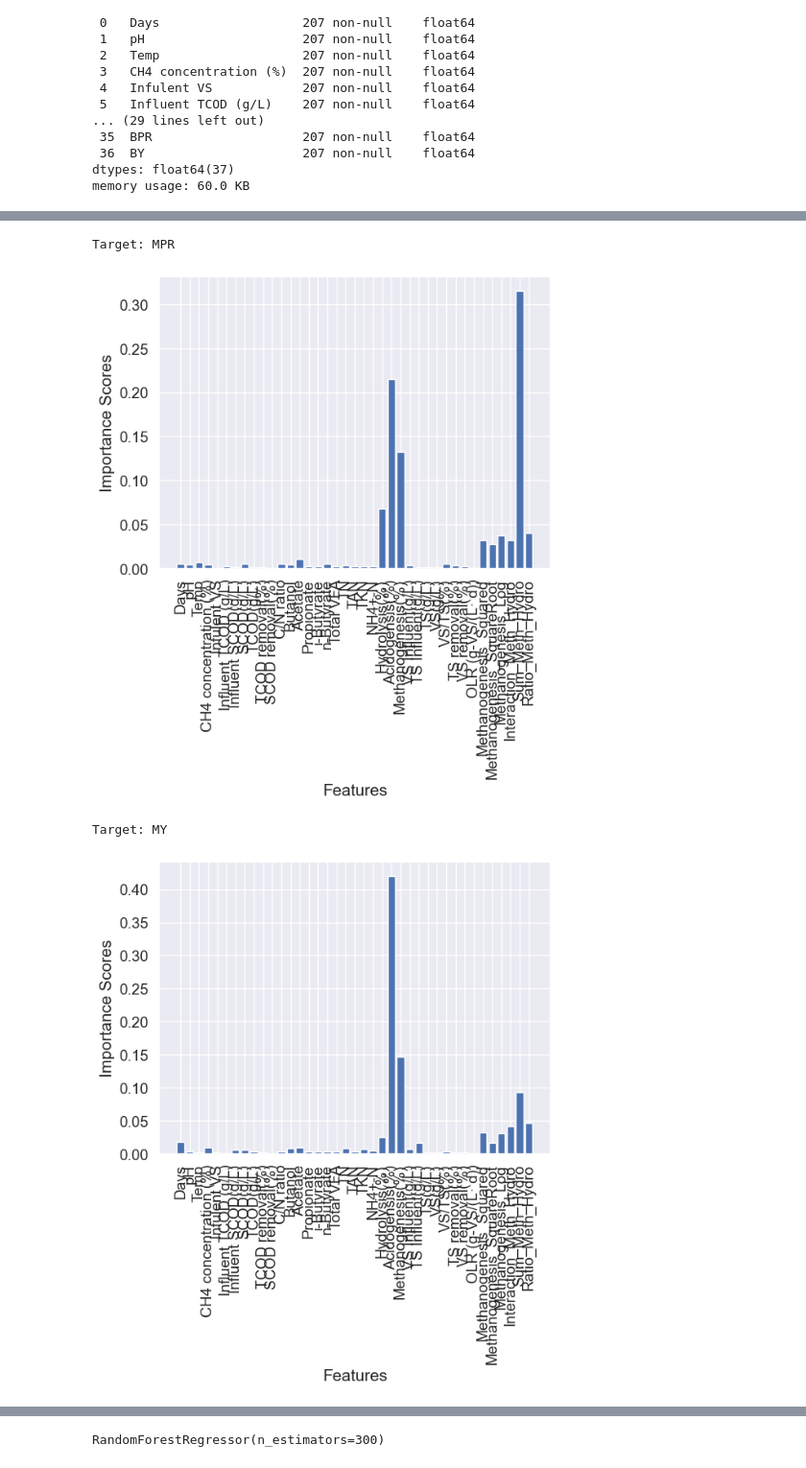
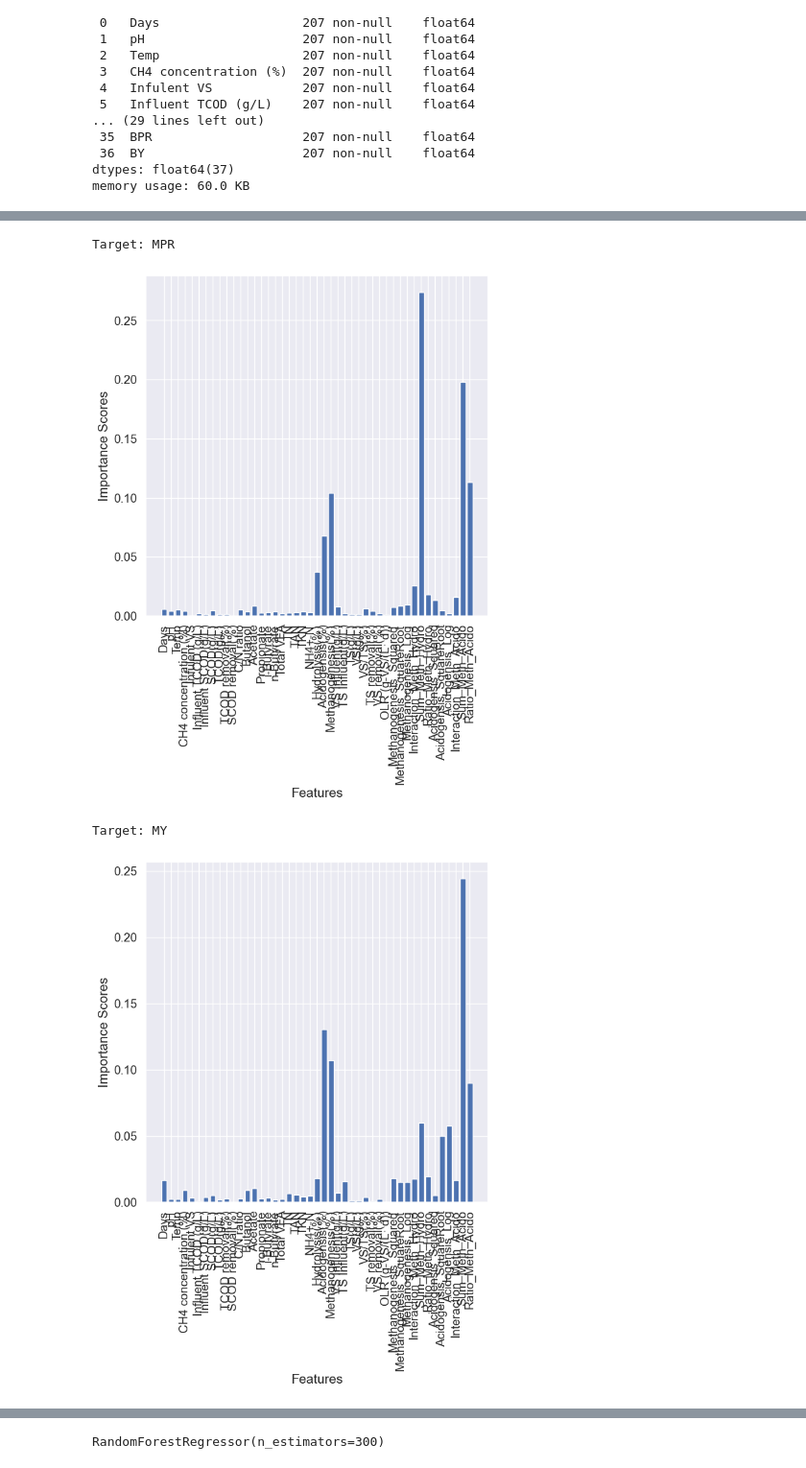
Before and after one commit to wenyi22/-, a Jupyter notebook: part1.ipynb, the cells around one changed output, grey strips where cells are left out. Shown at 96% size. Drawn from its saved outputs; the diff is of its cells as text; code cells hidden in the pictures.

```diff
--- a/part1.ipynb
+++ b/part1.ipynb
@@ -340,7 +320,7 @@ train = train.iloc[2:].reset_index(drop=True)
 test = test.iloc[2:].reset_index(drop=True)
 
 # train = train.interpolate(method="linear", limit_direction="both")
-# test = test.interpolate(method="linear", limit_direction="both")
+test = test.interpolate(method="linear", limit_direction="backward")
 # %%
 # # 找到Butanol列中的最低值
 # butanol_min = train['Butanol'].min()
@@ -793,3 +789,28 @@ Methanogenesis(%)
 Hydrolysis(%)
 TS Influent(g/L)
 Days
+# %%
+# 將特徵進行數學轉換
+train['Methanogenesis_Squared'] = np.square(train['Methanogenesis(%)']) #平方
+train['Methanogenesis_SquareRoot'] = np.sqrt(train['Methanogenesis(%)']) #平方根
+train['Methanogenesis_Log'] = np.log(train['Methanogenesis(%)'] + 1)  # 自然對數，加1避免對數轉換中的0值
+
+train['Acidogensis_Squared'] = np.square(train['Acidogensis(%)']) #平方
+train['Acidogensis_SquareRoot'] = np.sqrt(train['Acidogensis(%)']) #平方根
+train['Acidogensis_Log'] = np.log(train['Acidogensis(%)'] + 1)  # 自然對數，加1避免對數轉換中的0值
+
+# 結合多個特徵來創建新的特徵
+train['Interaction_Meth_Hydro'] = train['Methanogenesis(%)'] * train['Hydrolysis(%)'] #兩變數相乘
+train['Interaction_Meth_Acido'] = train['Methanogenesis(%)'] * train['Acidogensis(%)'] #兩變數相乘
+train['Sum_Meth_Hydro'] = train['Methanogenesis(%)'] + train['Hydrolysis(%)'] #兩變數相加
+train['Sum_Meth_Acido'] = train['Methanogenesis(%)'] + train['Acidogensis(%)'] #兩變數相加
+train['Ratio_Meth_Hydro'] = train['Methanogenesis(%)'] / (train['Hydrolysis(%)'] + 1)  # 除
+train['Ratio_Meth_Acido'] = train['Methanogenesis(%)'] / (train['Acidogensis(%)'] + 1)  # 除
+train.fillna(0, inplace=True)
+
+
+
+
+
+# 檢查衍生特徵是否成功添加到數據集中
+print(train.head())
@@ -937,41 +910,44 @@ features = ['Days', 'pH', 'Temp', 'CH4 concentration (%)', 'Infulent VS',
             'Propionate', 'i-Butyrate', 'n-Butyrate', 'Total VFA', 'TN', 'TAN',
             'TKN', 'NH4+-N', 'Hydrolysis(%)', 'Acidogensis(%)', 'Methanogenesis(%)',
             'VS Influent(g/L)', 'TS Influent(g/L)', 'TS(g/L)', 'VS(g/L)',
             'VS/TS(%)', 'TS removal(%)', 'VS removal(%)', 'OLR (g-VS/(L· d))',
             'Methanogenesis_Squared', 'Methanogenesis_SquareRoot', 'Methanogenesis_Log',
-            'Interaction_Meth_Hydro', 'Sum_Meth_Hydro', 'Ratio_Meth_Hydro']
+            'Interaction_Meth_Hydro', 'Sum_Meth_Hydro', 'Ratio_Meth_Hydro', 'Acidogensis_Squared',
+            'Acidogensis_SquareRoot', 'Acidogensis_Log', 'Interaction_Meth_Acido', 'Sum_Meth_Acido',
+            'Ratio_Meth_Acido']
 
 targets = ['MPR', 'MY', 'BPR', 'BY']  # 目標變量
-target_MPR = train_dummy_data['MPR']
-target_MY = train_dummy_data['MY']
-target_BPR = train_dummy_data['BPR']
-target_BY = train_dummy_data['BY']
+target_MPR = train['MPR']
+target_MY = train['MY']
+target_BPR = train['BPR']
+target_BY = train['BY']
 
 for target in targets:
     print("Target:", target)
 
     # 创建特征和目标变量的数据集
-    X = train_dummy_data[features]
-    y = train_dummy_data[target]
+    X = train[features]
+    y = train[target]
 
     # 构建随机森林模型
     model = RandomForestRegressor(n_estimators=100)
 
     # 训练模型
     model.fit(X, y)
 
     # 提取变量重要性
     importance_scores = model.feature_importances_
 
     # 可视化变量重要性
+    plt.figure(figsize=(7, 7))
     plt.bar(features, importance_scores)
     plt.xlabel('Features')
     plt.ylabel('Importance Scores')
     plt.xticks(rotation=90)
     plt.show()
 # %% [output]
 Target: MPR
-[figure, old version]
+[figure, new version]
 Target: MY
-[figure, old version]
+[figure, new version]
 Target: BPR
```
Also changed, not shown: parts of 37 cells of this notebook.
